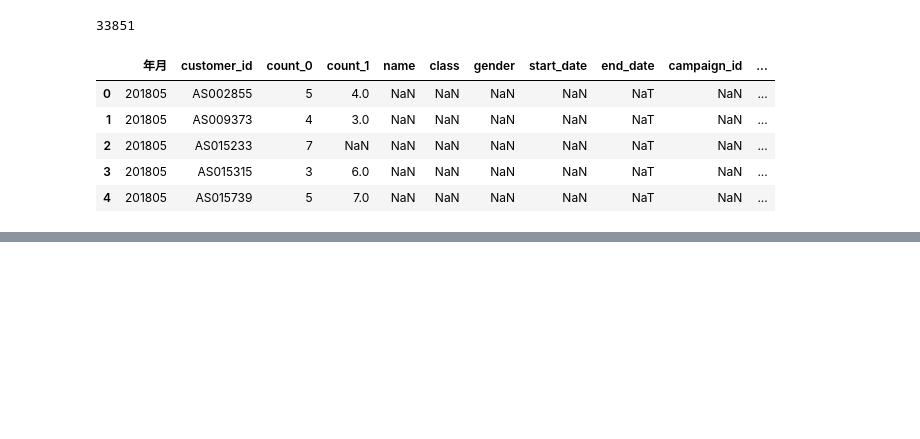
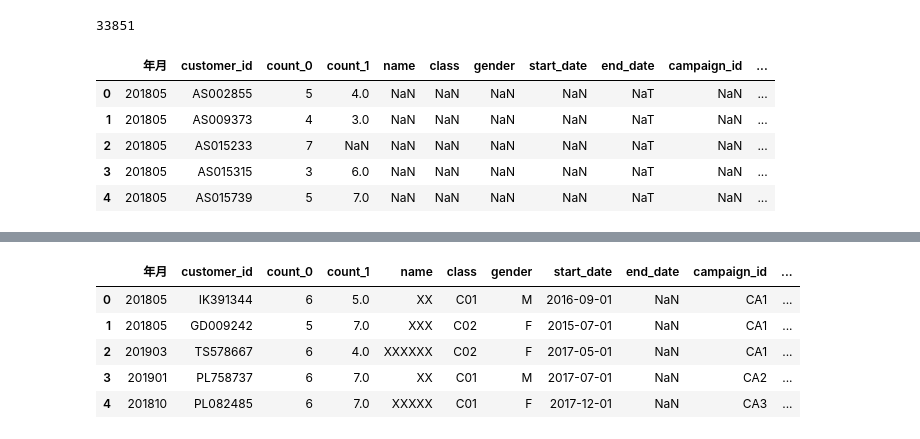
Before and after one commit to kinshotomoya/python-analysis-100-knocks, a Jupyter notebook: my-answer/chapter5/chapter5.ipynb, the cells around one changed output, grey strips where cells are left out. Cells and saved outputs as stored; diff of their text form; code cells hidden in the pictures; blank space fills up the shorter version.

```diff
--- a/my-answer/chapter5/chapter5.ipynb
+++ b/my-answer/chapter5/chapter5.ipynb
@@ -66,0 +78,15 @@ exit_uselog.head()
+# %%
+# 継続顧客の重複を省く処理をする
+# データをシャッフルし、顧客の重複を取り除く
+# sample()・・・ランダムに一件データ取得する
+# sample(frac=n) n*100%の割合でデータを取得する
+conti_uselog = conti_uselog.sample(frac=1).reset_index(drop=True)
+conti_uselog = conti_uselog.drop_duplicates(subset="customer_id")
+conti_uselog.head()
+# %% [output]
+|  | 年月 | customer_id | count_0 | count_1 | name | class | gender | start_date | end_date | campaign_id | ... |
+| 0 | 201805 | IK391344 | 6 | 5.0 | XX | C01 | M | 2016-09-01 | NaN | CA1 | ... |
+| 1 | 201805 | GD009242 | 5 | 7.0 | XXX | C02 | F | 2015-07-01 | NaN | CA1 | ... |
+| 2 | 201903 | TS578667 | 6 | 4.0 | XXXXXX | C02 | F | 2017-05-01 | NaN | CA1 | ... |
+| 3 | 201901 | PL758737 | 6 | 7.0 | XX | C01 | M | 2017-07-01 | NaN | CA2 | ... |
+| 4 | 201810 | PL082485 | 6 | 7.0 | XXXXX | C01 | F | 2017-12-01 | NaN | CA3 | ... |
```
Also changed, not shown: parts of 11 cells of this notebook.
